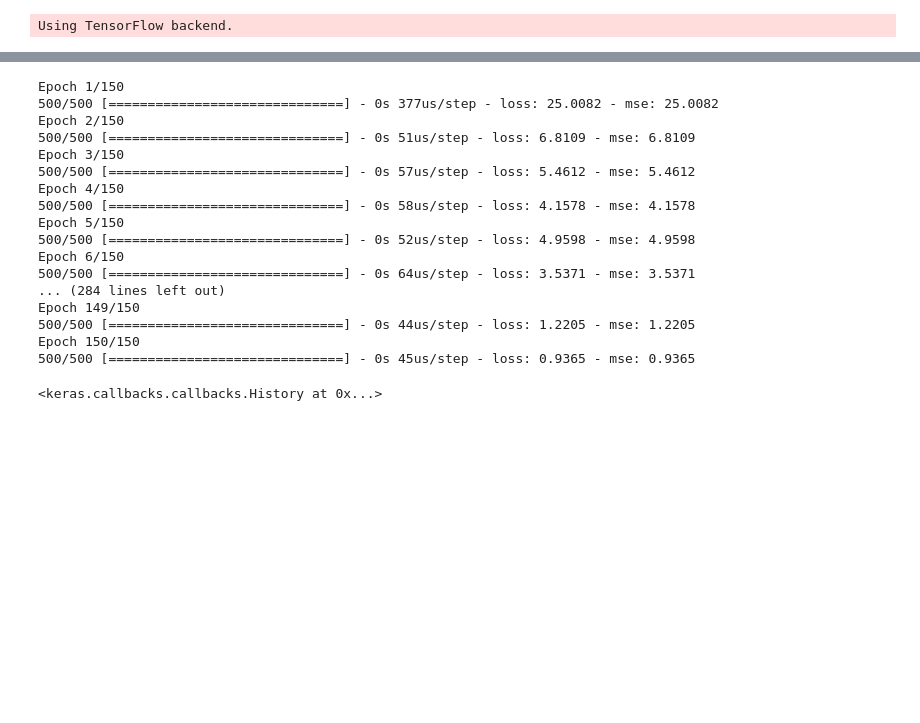
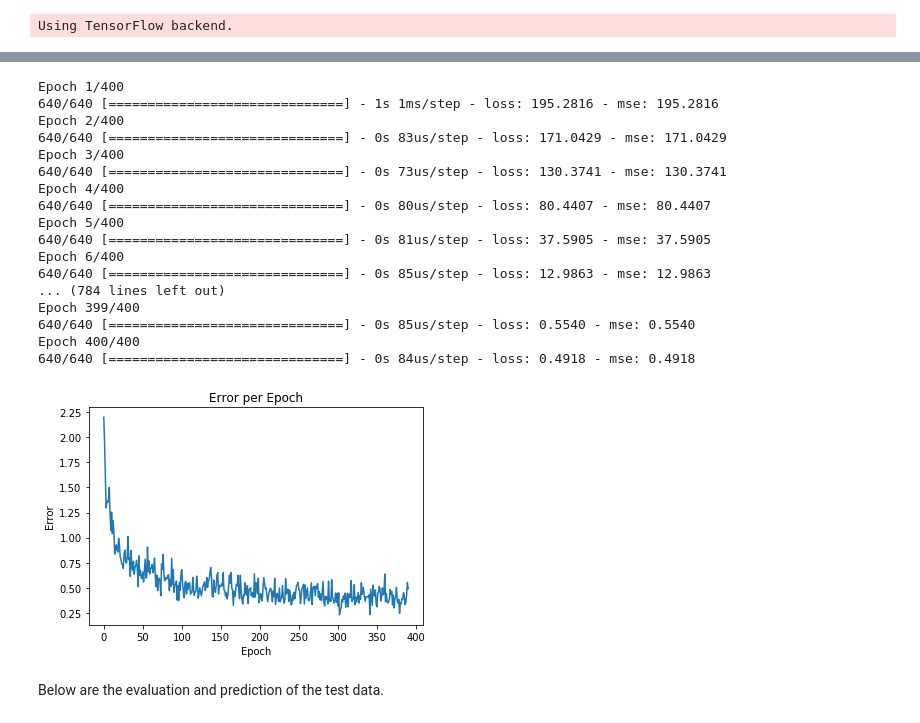
Before and after one commit to Alireza1044/gpa-approximation, a Jupyter notebook: Computational Intelligence - Course Project - Spring 1399.ipynb, the cells around one changed output, grey strips where cells are left out. Saved outputs shown, nothing was run; the diff lists cells and outputs as text; code cells hidden in the pictures; blank space fills up the shorter version.

Commit message:
Finished what was left and added doc

```diff
--- a/Computational Intelligence - Course Project - Spring 1399.ipynb
+++ b/Computational Intelligence - Course Project - Spring 1399.ipynb
@@ -8,4 +13,4 @@ import pandas as pd
 Using TensorFlow backend.
 # %%
 input_path = 'data/Elearning-Data-cut.xls'
-train_data_count = 500
+train_data_count = 640
@@ -51,7 +60,8 @@ Y_test = output_gpa[train_data_count:]
 Y_test2 = output_fail2[train_data_count:]
 Y_test22 = output_fail[train_data_count:]
 
-# X_train = keras.utils.normalize(X_train)
-# X_test = keras.utils.normalize(X_test)
-# X_test2 = keras.utils.normalize(X_test2)
-# X_train2 = keras.utils.normalize(X_train2)
+ss = StandardScaler()
+X_train = ss.fit_transform(X_train)
+X_test = ss.fit_transform(X_test)
+X_test2 = ss.fit_transform(X_test2)
+X_train2 = ss.fit_transform(X_train2)
@@ -58,39 +72,41 @@ Y_test22 = output_fail[train_data_count:]
 # %%
 model = Sequential()
-# model.add(Input(27,(27,)))
-# model.add(Dense(500, activation='relu'))
-# model.add(Dropout(0.01))
-# model.add(Dense(300, activation='relu'))
-# model.add(Dropout(0.01))
-# model.add(Dense(200, activation='relu'))
-# model.add(Dropout(0.01))
-model.add(Dense(100, activation='relu'))
-model.add(Dropout(0.01))
-model.add(Dense(50, activation='relu'))
-model.add(Dropout(0.01))
-model.add(Dense(1, activation='relu'))
-sgd = keras.optimizers.sgd(lr=0.04, decay=1e-6, nesterov=True)
+model.add(BatchNormalization())
+model.add(Dense(250, activation='relu'))
+model.add(BatchNormalization())
+model.add(Dense(150, activation='relu'))
+model.add(BatchNormalization())
+model.add(Dense(1))
 model.compile(optimizer='Nadam', loss='mse', metrics=['mse'])
-model.fit(X_train, Y_train,shuffle = True, epochs=150)
+result = model.fit(X_train, Y_train,batch_size=32, epochs=400)
 # %% [output]
-Epoch 1/150
-500/500 [==============================] - 0s 377us/step - loss: 25.0082 - mse: 25.0082
-Epoch 2/150
-500/500 [==============================] - 0s 51us/step - loss: 6.8109 - mse: 6.8109
-Epoch 3/150
-500/500 [==============================] - 0s 57us/step - loss: 5.4612 - mse: 5.4612
-Epoch 4/150
-500/500 [==============================] - 0s 58us/step - loss: 4.1578 - mse: 4.1578
-Epoch 5/150
-500/500 [==============================] - 0s 52us/step - loss: 4.9598 - mse: 4.9598
-Epoch 6/150
-500/500 [==============================] - 0s 64us/step - loss: 3.5371 - mse: 3.5371
-... (284 lines left out)
-Epoch 149/150
-500/500 [==============================] - 0s 44us/step - loss: 1.2205 - mse: 1.2205
-Epoch 150/150
-500/500 [==============================] - 0s 45us/step - loss: 0.9365 - mse: 0.9365
+Epoch 1/400
+640/640 [==============================] - 1s 1ms/step - loss: 195.2816 - mse: 195.2816
+Epoch 2/400
+640/640 [==============================] - 0s 83us/step - loss: 171.0429 - mse: 171.0429
+Epoch 3/400
+640/640 [==============================] - 0s 73us/step - loss: 130.3741 - mse: 130.3741
+Epoch 4/400
+640/640 [==============================] - 0s 80us/step - loss: 80.4407 - mse: 80.4407
+Epoch 5/400
+640/640 [==============================] - 0s 81us/step - loss: 37.5905 - mse: 37.5905
+Epoch 6/400
+640/640 [==============================] - 0s 85us/step - loss: 12.9863 - mse: 12.9863
+... (784 lines left out)
+Epoch 399/400
+640/640 [==============================] - 0s 85us/step - loss: 0.5540 - mse: 0.5540
+Epoch 400/400
+640/640 [==============================] - 0s 84us/step - loss: 0.4918 - mse: 0.4918
-<keras.callbacks.callbacks.History at 0x...>
+# %%
+plt.plot(result.history['mse'][9:], label='Error')
+plt.title("Error per Epoch")
+plt.ylabel("Error")
+plt.xlabel("Epoch")
+plt.show()
+# %% [output]
+[figure, added]
+# %% [markdown]
+Below are the evaluation and prediction of the test data.
 # %%
 model.evaluate(X_test,Y_test)
 # %% [output]
```
Also changed, not shown: parts of 14 cells of this notebook, 1 other file.
